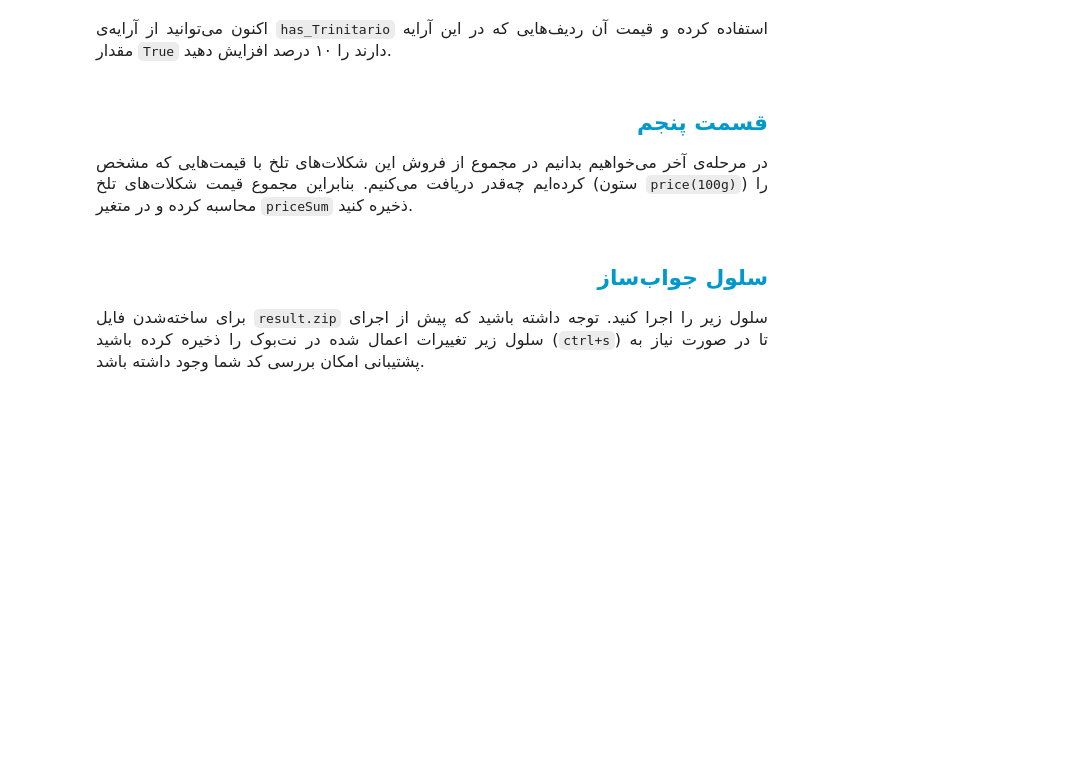
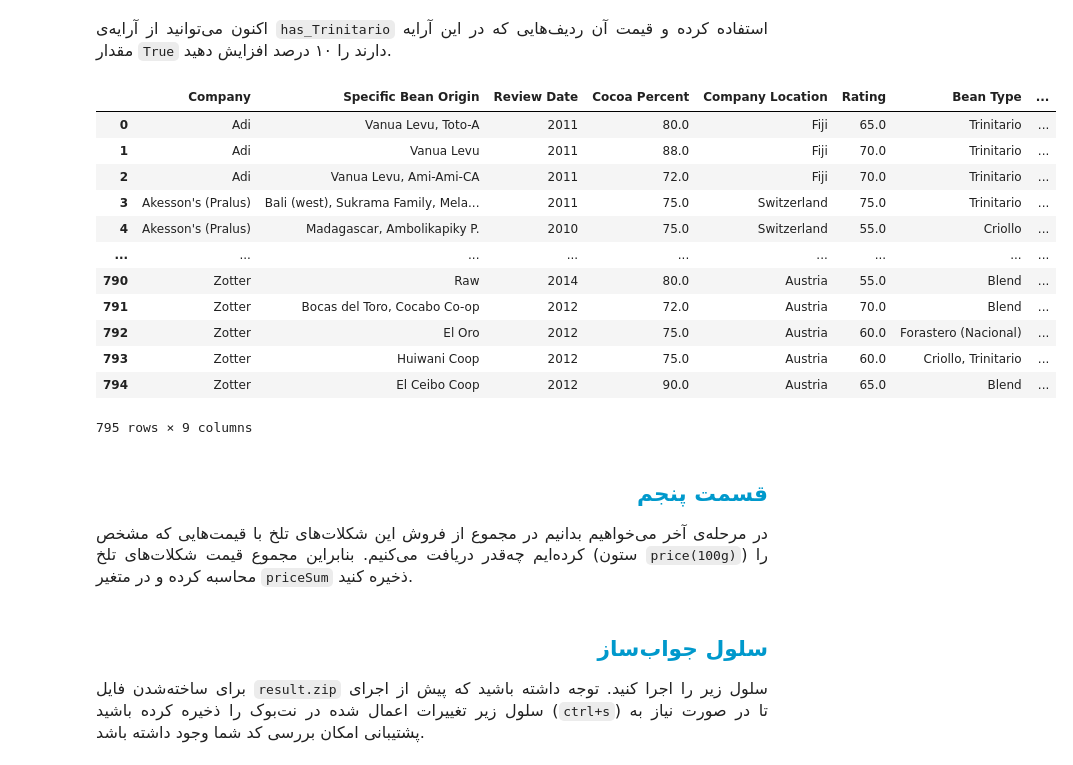
Before and after one commit to mahajialirezaei/Chocolate-problems-Step-Two, a Jupyter notebook: project1_step2.ipynb, the cells around one changed output. Cells and saved outputs as stored; diff of their text form; code cells hidden in the pictures; blank space fills up the shorter version.

```diff
--- a/project1_step2.ipynb
+++ b/project1_step2.ipynb
@@ -99,0 +143,3 @@ has_Trinitario = None # To-Do
+# %%
+has_Trinitario = dark_chocolates['Bean Type'].str.contains('Trinitario')
+has_Trinitario
@@ -108,3 +165,20 @@ has_Trinitario = None # To-Do
+# %%
+dark_chocolates.loc[has_Trinitario,'price(100g)'] *= 1.1
+dark_chocolates
+# %% [output]
+|  | Company | Specific Bean Origin | Review Date | Cocoa Percent | Company Location | Rating | Bean Type | ... |
+| 0 | Adi | Vanua Levu, Toto-A | 2011 | 80.0 | Fiji | 65.0 | Trinitario | ... |
+| 1 | Adi | Vanua Levu | 2011 | 88.0 | Fiji | 70.0 | Trinitario | ... |
+| 2 | Adi | Vanua Levu, Ami-Ami-CA | 2011 | 72.0 | Fiji | 70.0 | Trinitario | ... |
+| 3 | Akesson's (Pralus) | Bali (west), Sukrama Family, Mela... | 2011 | 75.0 | Switzerland | 75.0 | Trinitario | ... |
+| 4 | Akesson's (Pralus) | Madagascar, Ambolikapiky P. | 2010 | 75.0 | Switzerland | 55.0 | Criollo | ... |
+| ... | ... | ... | ... | ... | ... | ... | ... | ... |
+| 790 | Zotter | Raw | 2014 | 80.0 | Austria | 55.0 | Blend | ... |
+| 791 | Zotter | Bocas del Toro, Cocabo Co-op | 2012 | 72.0 | Austria | 70.0 | Blend | ... |
+| 792 | Zotter | El Oro | 2012 | 75.0 | Austria | 60.0 | Forastero (Nacional) | ... |
+| 793 | Zotter | Huiwani Coop | 2012 | 75.0 | Austria | 60.0 | Criollo, Trinitario | ... |
+| 794 | Zotter | El Ceibo Coop | 2012 | 90.0 | Austria | 65.0 | Blend | ... |
+795 rows × 9 columns
 # %% [markdown]
 <h2 align=right style="line-height:200%;font-family:vazir;color:#0099cc">
 <font face="vazirmatn" color="#0099cc">
```
Also changed, not shown: parts of 12 cells of this notebook, 4 other files.
